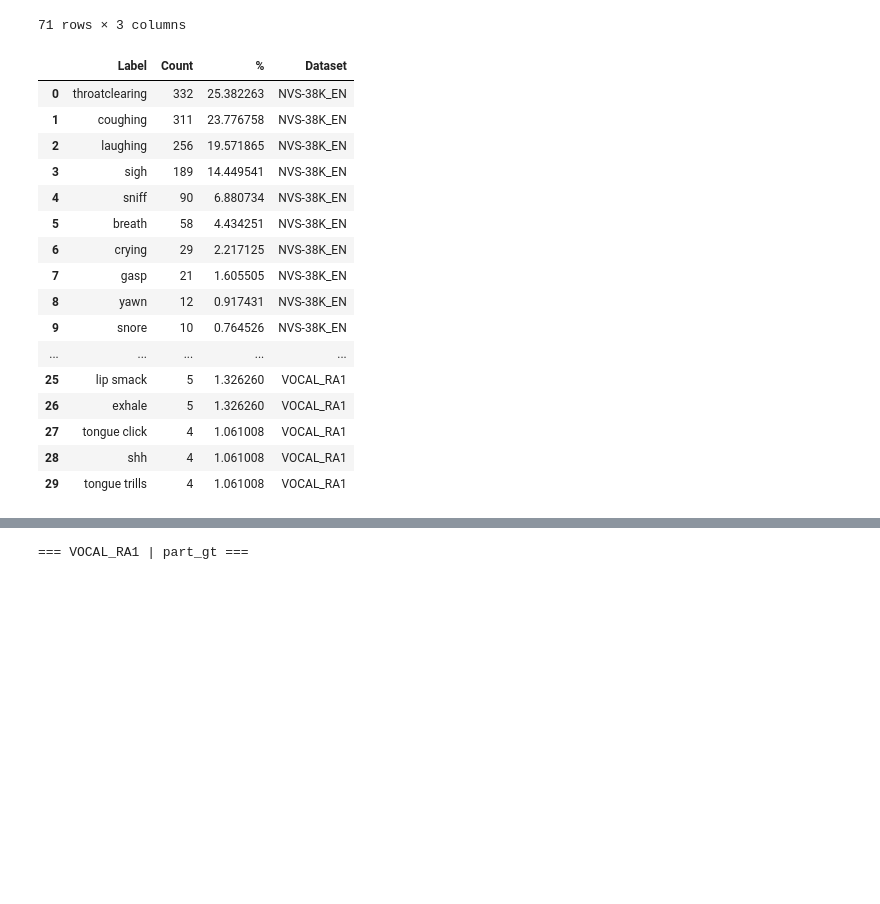
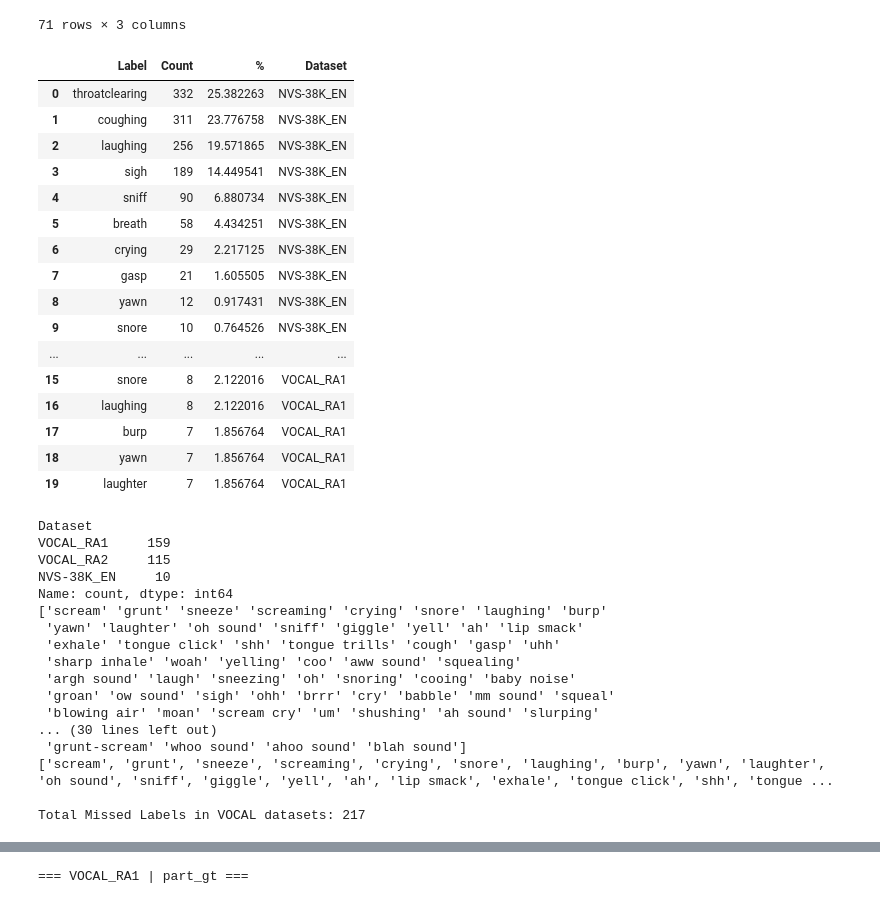
Before and after one commit to mafo3186/nvv-isolation-pipeline, a Jupyter notebook: notebooks/results_pipeline_evaluation_20260420.ipynb, the cells around one changed output, grey strips where cells are left out. Drawn from its saved outputs; the diff is of its cells as text; code cells hidden in the pictures; blank space fills up the shorter version.

```diff
--- a/notebooks/results_pipeline_evaluation_20260420.ipynb
+++ b/notebooks/results_pipeline_evaluation_20260420.ipynb
@@ -1345,22 +1345,46 @@ def get_all_missed_label_counts(rq3_part_gt_event_tables, status_filter):
     return pd.concat(dfs, ignore_index=True)
 # %%
 miss_all = get_all_missed_label_counts(rq3_part_gt_event_tables, status_filter="Miss")
-display(miss_all.head(30))
+display(miss_all.head(20))
+print(miss_all["Dataset"].value_counts())
+#print all VOCAL misses as list with unique labels
+VOCAL_unique_misses = miss_all[miss_all["Dataset"].str.startswith("VOCAL")]["Label"].unique()
+print(VOCAL_unique_misses)
+VOCAL_misses = miss_all[miss_all["Dataset"].str.startswith("VOCAL")]
+print(VOCAL_misses["Label"].tolist())
+print(f"\nTotal Missed Labels in VOCAL datasets: {len(VOCAL_unique_misses)}")
 # %% [output]
 |  | Label | Count | % | Dataset |
 | 0 | throatclearing | 332 | 25.382263 | NVS-38K_EN |
 | 1 | coughing | 311 | 23.776758 | NVS-38K_EN |
 | 2 | laughing | 256 | 19.571865 | NVS-38K_EN |
 | 3 | sigh | 189 | 14.449541 | NVS-38K_EN |
 | 4 | sniff | 90 | 6.880734 | NVS-38K_EN |
 | 5 | breath | 58 | 4.434251 | NVS-38K_EN |
 | 6 | crying | 29 | 2.217125 | NVS-38K_EN |
 | 7 | gasp | 21 | 1.605505 | NVS-38K_EN |
 | 8 | yawn | 12 | 0.917431 | NVS-38K_EN |
 | 9 | snore | 10 | 0.764526 | NVS-38K_EN |
 | ... | ... | ... | ... | ... |
-| 25 | lip smack | 5 | 1.326260 | VOCAL_RA1 |
-| 26 | exhale | 5 | 1.326260 | VOCAL_RA1 |
-| 27 | tongue click | 4 | 1.061008 | VOCAL_RA1 |
-| 28 | shh | 4 | 1.061008 | VOCAL_RA1 |
-| 29 | tongue trills | 4 | 1.061008 | VOCAL_RA1 |
+| 15 | snore | 8 | 2.122016 | VOCAL_RA1 |
+| 16 | laughing | 8 | 2.122016 | VOCAL_RA1 |
+| 17 | burp | 7 | 1.856764 | VOCAL_RA1 |
+| 18 | yawn | 7 | 1.856764 | VOCAL_RA1 |
+| 19 | laughter | 7 | 1.856764 | VOCAL_RA1 |
+Dataset
+VOCAL_RA1     159
+VOCAL_RA2     115
+NVS-38K_EN     10
+Name: count, dtype: int64
+['scream' 'grunt' 'sneeze' 'screaming' 'crying' 'snore' 'laughing' 'burp'
+ 'yawn' 'laughter' 'oh sound' 'sniff' 'giggle' 'yell' 'ah' 'lip smack'
+ 'exhale' 'tongue click' 'shh' 'tongue trills' 'cough' 'gasp' 'uhh'
+ 'sharp inhale' 'woah' 'yelling' 'coo' 'aww sound' 'squealing'
+ 'argh sound' 'laugh' 'sneezing' 'oh' 'snoring' 'cooing' 'baby noise'
+ 'groan' 'ow sound' 'sigh' 'ohh' 'brrr' 'cry' 'babble' 'mm sound' 'squeal'
+ 'blowing air' 'moan' 'scream cry' 'um' 'shushing' 'ah sound' 'slurping'
+... (30 lines left out)
+ 'grunt-scream' 'whoo sound' 'ahoo sound' 'blah sound']
+['scream', 'grunt', 'sneeze', 'screaming', 'crying', 'snore', 'laughing', 'burp', 'yawn', 'laughter', 'oh sound', 'sniff', 'giggle', 'yell', 'ah', 'lip smack', 'exhale', 'tongue click', 'shh', 'tongue ...
+
+Total Missed Labels in VOCAL datasets: 217
```
Also changed, not shown: parts of 2 cells of this notebook, 1 other file.
